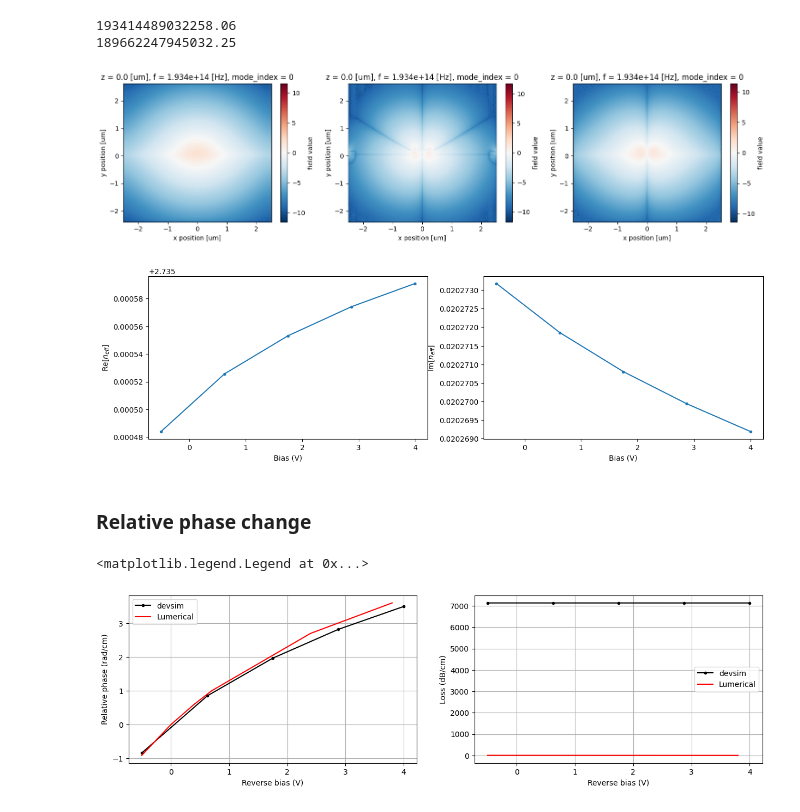
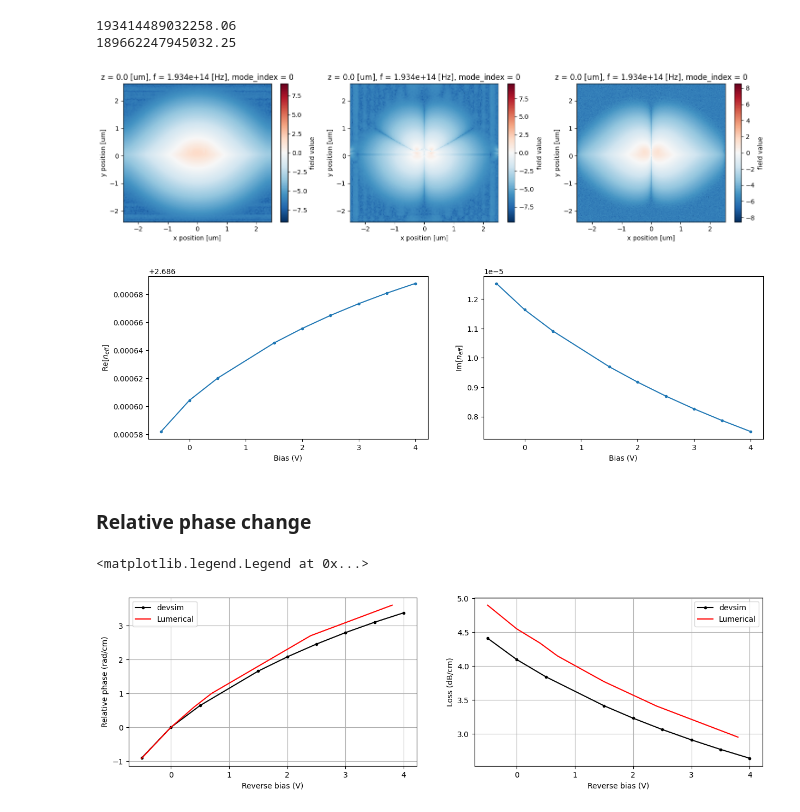
Before and after one commit to marc-flex/charge_notebooks, a Jupyter notebook: Hochberg_with_neff.ipynb, the cells around one changed output. Drawn from its saved outputs; the diff is of its cells as text; code cells hidden in the pictures.

```diff
--- a/Hochberg_with_neff.ipynb
+++ b/Hochberg_with_neff.ipynb
@@ -153,7 +153,7 @@ plt.show()
 # %%
 # create BCs
 voltages = list(np.linspace(-0.5, 4, 20))
-voltages = list(np.linspace(-0.5, 4, 5))
+voltages = [-0.5, 0, 0.5, 1.5, 2, 2.5, 3, 3.5, 4]
 #voltages = [0, 0.1, 0.2]
 bc_v1 = td.HeatChargeBoundarySpec(
     condition=td.VoltageBC(voltage=0),
@@ -188,7 +188,7 @@ charge_monitor_z0 = td.ChargeSimulationMonitor(
 # %%
 # devsim setting
 from tidy3d import DevsimConvergenceSettings
-convergence_settings = DevsimConvergenceSettings(relTol=1e5, absTol=1e3, maxIters=400, dV=0.3)
+convergence_settings = DevsimConvergenceSettings(relTol=1e5, absTol=1e3, maxIters=400, dV=1)
 #convergence_settings = DevsimConvergenceSettings(relTol=1e15, absTol=1e8, maxIters=400, dV=0.3)
 # %%
 # mesh
@@ -298,24 +306,0 @@ plt.tight_layout()
-# %%
-# capacitance from device
-ce = np.array(devsim_data.device_characteristics["cv_curve_e"].data)
-ch = np.array(devsim_data.device_characteristics["cv_curve_h"].data)
-v = devsim_data.device_characteristics["cv_curve_e"].coords["Voltage (V)"].data
-
-mnt_3D_ce = np.array(devsim_data[charge_3D_mnt.name].capacitance_curve["cv_curve_e"].data)
-mnt_3D_ch = np.array(devsim_data[charge_3D_mnt.name].capacitance_curve["cv_curve_h"].data)
-v_3D_mnt = np.array(devsim_data[charge_3D_mnt.name].capacitance_curve["cv_curve_h"].coords["Voltage (V)"].data)
-# paper data
-c_paper = [2.6, 2.21, 1.95,  1.8,  1.65, 1.55,  1.5]
-v_paper = [-0.4, 0.0,  0.5,  1.0,  2.0,  3.0,   4]
-
-c_wg_lumerical = np.array([0.215, 0.18, 0.155, 0.14, 0.12, 0.105, 0.095])
-c_wg_lumerical_inAir = np.array([0.19, 0.155, 0.135, 0.12, 0.105, 0.091, 0.082])
-
-#plt.plot(v, -0.5*(ce+ch)/z_size * 1e-3, "k.-", label="devsim - wg only" )
-plt.plot(v_3D_mnt, -0.5*(mnt_3D_ce+mnt_3D_ch)/z_size * 10, "k.-", label="devsim - wg only" )
-plt.plot(v_paper, c_wg_lumerical*10, "r-", label="Lumerical - wg only")
-plt.xlabel("Reverse bias (V)")
-plt.ylabel("pF/cm")
-plt.legend()
-plt.grid()
-plt.show()
@@ -373,10 +352,4 @@ SiO2_lumerical = td.PoleResidue.from_file("fitted_sio2.json")
 si = td.material_library['cSi']['Palik_Lossless']
 SiO2_lib = td.material_library['SiO2']['Palik_Lossy']
 
-print(si.eps_comp(row=0, col=0, frequency=td.C_0 / 1.55))
-print(Si_lumerical.eps_comp(row=0, col=0, frequency=td.C_0 / 1.55))
-
 n_si, k_si = si.nk_model(frequency=td.C_0 / wvl_um)
-
-# using fitted Lumerical material properties
-n_si, k_si = Si_lumerical.nk_model(frequency=td.C_0 / wvl_um)
@@ -707,7 +689,7 @@ np.log10(np.abs(ms_data[0].Ey.sel(z=0, f=freq0))).plot(ax=ax[1], x="x")
 np.log10(np.abs(ms_data[0].Ez.sel(z=0, f=freq0))).plot(ax=ax[2], x="x")
 plt.tight_layout()
 # %% [output]
-[figure, old version]
+[figure, new version]
 # %%
 n_eff_freq0 = [md.n_complex.sel(f=freq0, mode_index=0).values for md in ms_data]
 
@@ -724,34 +706,34 @@ ax[1].set_ylabel("Im[$n_{eff}$]")
 
 plt.show()
 # %% [output]
-[figure, old version]
+[figure, new version]
 # %% [markdown]
 ### Relative phase change
 # %%
 ind_V0 = 1
 delta_neff = np.real(n_eff_freq0 - n_eff_freq0[ind_V0])
 rel_phase_change = 2*np.pi*delta_neff/wvl_um * 1e4
 alpha_dB_cm = 10*4*np.pi*np.imag(n_eff_freq0)/wvl_um*1e4*np.log10(np.exp(1))
 
 # lumerical results
 v_lumerical = [-0.5, 0, 0.4, 0.7, 1.5, 2.4, 3.8]
 pc_lumerical=[-0.91, 0, 0.6, 1,   1.8, 2.7, 3.6]
 loss_lumerical = [4.9, 4.55, 4.34, 4.15, 3.77, 3.41, 2.95]
 
 _, ax = plt.subplots(1, 2, figsize=(15, 4))
-ax[0].plot(voltages, rel_phase_change+0.85, 'k.-', label="devsim")
+ax[0].plot(voltages, rel_phase_change, 'k.-', label="devsim")
 ax[0].plot(v_lumerical, pc_lumerical, 'r-', label="Lumerical")
 ax[0].set_xlabel("Reverse bias (V)")
 ax[0].set_ylabel("Relative phase (rad/cm)")
 ax[0].grid()
 ax[0].legend()
 
 ax[1].plot(voltages, alpha_dB_cm, 'k.-', label="devsim")
 ax[1].plot(v_lumerical, loss_lumerical, 'r-', label="Lumerical")
 ax[1].set_xlabel("Reverse bias (V)")
 ax[1].set_ylabel("Loss (dB/cm)")
 ax[1].grid()
 ax[1].legend()
 # %% [output]
 <matplotlib.legend.Legend at 0x...>
-[figure, old version]
+[figure, new version]
```
Also changed, not shown: parts of 14 cells of this notebook, 2 other files.
